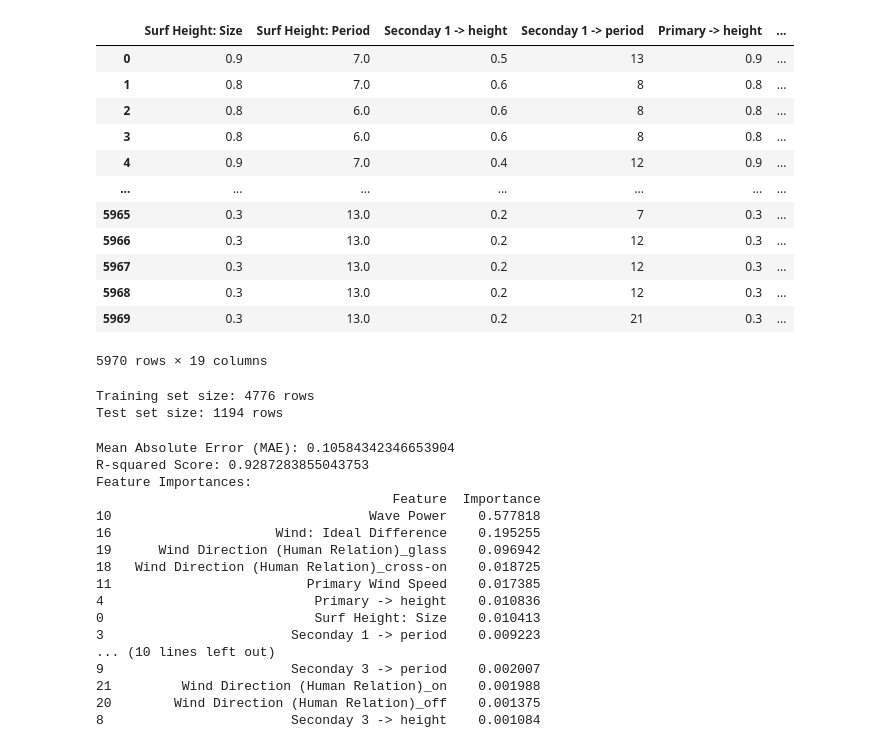
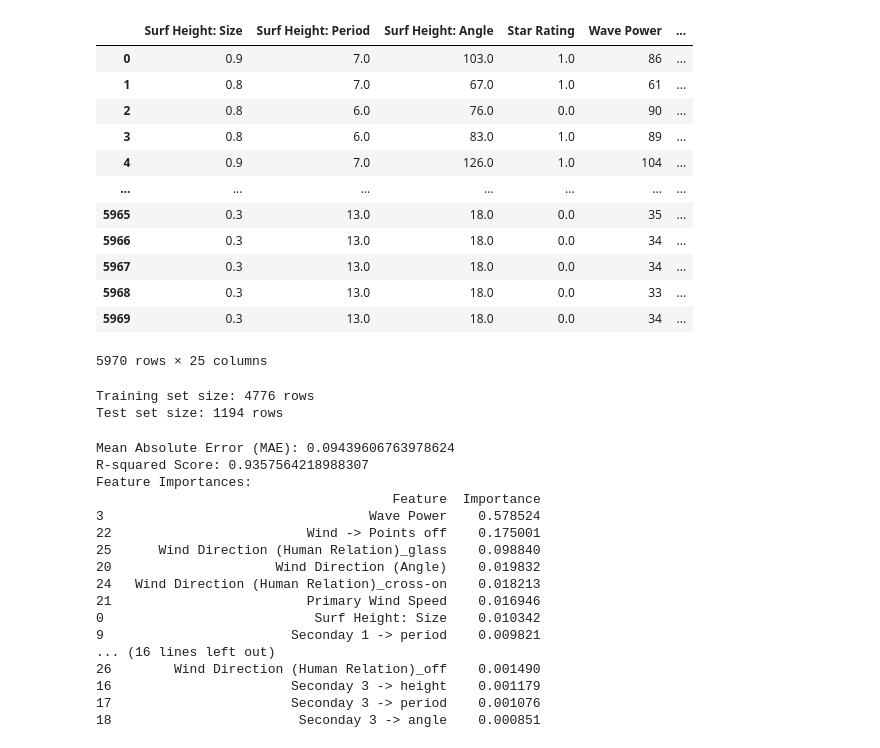
Before and after one commit to NicholasMDH/AI_Surf_Predictions, a Jupyter notebook: modelV0.ipynb, the cells around one changed output. Saved outputs shown, nothing was run; the diff lists cells and outputs as text; code cells hidden in the pictures.

```diff
--- a/modelV0.ipynb
+++ b/modelV0.ipynb
@@ -5,18 +5,17 @@ import pandas as pd
 
 
 # Load the dataset
-file_path = 'waves_statsV0.csv'
+file_path = 'waves_statsV1.csv'
 data = pd.read_csv(file_path)
 
 # Define secondary swell columns to check
 # Seeing if any of these == Nothing, in that case i set to Naan
 secondary_swell_cols = [
-    "Seconday 1 -> height", "Seconday 1 -> period", "Seconday 1 -> letters", "Seconday 1 -> angle", "Secondary 1: Ideal Difference",
-    "Seconday 2 -> height", "Seconday 2 -> period", "Seconday 2 -> letters", "Seconday 2 -> angle", "Secondary 2: Ideal Difference",
-    "Seconday 3 -> height", "Seconday 3 -> period", "Seconday 3 -> letters", "Seconday 3 -> angle", "Secondary 3: Ideal Difference",
-    "Primary: Ideal Difference",
-    "Ideal Difference Avg",
-    "Wind: Ideal Difference"
+    "Seconday 1 -> height", "Seconday 1 -> period", "Seconday 1 -> letters", "Seconday 1 -> angle", "Secondary 1 -> Points off",
+    "Seconday 2 -> height", "Seconday 2 -> period", "Seconday 2 -> letters", "Seconday 2 -> angle", "Secondary 2 -> Points off",
+    "Seconday 3 -> height", "Seconday 3 -> period", "Seconday 3 -> letters", "Seconday 3 -> angle", "Secondary 3 -> Points off",
+    "Primary -> Points off",
+    "Wind -> Points off"
 ]
 
 # Iterate through rows and check for missing values of the rows in the list up there
@@ -44,38 +43,37 @@ data
 # %%
 # Dropping Columns that are not nessesary for predicitng surf quality
 #  we need to remove all of the unesseary features, since i picked all beach breaks on the pacific west coast, we are treating
 # this as one surf break, no need to include directios relative to the shore line nor location/date/times.
 
 # List of columns to drop
 columns_to_drop = [
     "DocumentID", "DatesDocumentID", "timestamp", "name", "County", "Name", "data",
-    "Surf Height: Direction", "Surf Height: Angle",
-    "Seconday 1 -> letters", "Seconday 1 -> angle",
-    "Primary -> letters", "Primary -> angle",
-    "Seconday 2 -> letters", "Seconday 2 -> angle",
-    "Seconday 3 -> letters", "Seconday 3 -> angle",
-    "Wind Direction (NSEW)", "Wind Direction (Angle)",
-    "Ideal Difference Avg"
+    "Surf Height: Direction",
+    "Seconday 1 -> letters",
+    "Primary -> letters",
+    "Seconday 2 -> letters",
+    "Seconday 3 -> letters",
+    "Wind Direction (NSEW)"
 ]
 
 # Drop the columns from the DataFrame
 data_swell = data.drop(columns=columns_to_drop)
 
 data_swell
 # %% [output]
-|  | Surf Height: Size | Surf Height: Period | Seconday 1 -> height | Seconday 1 -> period | Primary -> height | ... |
-| 0 | 0.9 | 7.0 | 0.5 | 13 | 0.9 | ... |
-| 1 | 0.8 | 7.0 | 0.6 | 8 | 0.8 | ... |
-| 2 | 0.8 | 6.0 | 0.6 | 8 | 0.8 | ... |
-| 3 | 0.8 | 6.0 | 0.6 | 8 | 0.8 | ... |
-| 4 | 0.9 | 7.0 | 0.4 | 12 | 0.9 | ... |
+|  | Surf Height: Size | Surf Height: Period | Surf Height: Angle | Star Rating | Wave Power | ... |
+| 0 | 0.9 | 7.0 | 103.0 | 1.0 | 86 | ... |
+| 1 | 0.8 | 7.0 | 67.0 | 1.0 | 61 | ... |
+| 2 | 0.8 | 6.0 | 76.0 | 0.0 | 90 | ... |
+| 3 | 0.8 | 6.0 | 83.0 | 1.0 | 89 | ... |
+| 4 | 0.9 | 7.0 | 126.0 | 1.0 | 104 | ... |
 | ... | ... | ... | ... | ... | ... | ... |
-| 5965 | 0.3 | 13.0 | 0.2 | 7 | 0.3 | ... |
-| 5966 | 0.3 | 13.0 | 0.2 | 12 | 0.3 | ... |
-| 5967 | 0.3 | 13.0 | 0.2 | 12 | 0.3 | ... |
-| 5968 | 0.3 | 13.0 | 0.2 | 12 | 0.3 | ... |
-| 5969 | 0.3 | 13.0 | 0.2 | 21 | 0.3 | ... |
+| 5965 | 0.3 | 13.0 | 18.0 | 0.0 | 35 | ... |
+| 5966 | 0.3 | 13.0 | 18.0 | 0.0 | 34 | ... |
+| 5967 | 0.3 | 13.0 | 18.0 | 0.0 | 34 | ... |
+| 5968 | 0.3 | 13.0 | 18.0 | 0.0 | 33 | ... |
+| 5969 | 0.3 | 13.0 | 18.0 | 0.0 | 34 | ... |
-5970 rows × 19 columns
+5970 rows × 25 columns
 # %%
 # shuffling all lines, forecasts are cumlative which means it would be biased if we split the data without shuffling
 data_swell = data_swell.sample(frac=1, random_state=42).reset_index(drop=True)
@@ -135,23 +133,23 @@ feature_importances = pd.DataFrame({
 print("Feature Importances:")
 print(feature_importances)
 # %% [output]
-Mean Absolute Error (MAE): 0.10584342346653904
-R-squared Score: 0.9287283855043753
+Mean Absolute Error (MAE): 0.09439606763978624
+R-squared Score: 0.9357564218988307
 Feature Importances:
                                       Feature  Importance
-10                                 Wave Power    0.577818
-16                     Wind: Ideal Difference    0.195255
-19      Wind Direction (Human Relation)_glass    0.096942
-18   Wind Direction (Human Relation)_cross-on    0.018725
-11                         Primary Wind Speed    0.017385
-4                           Primary -> height    0.010836
-0                           Surf Height: Size    0.010413
-3                        Seconday 1 -> period    0.009223
-... (10 lines left out)
-9                        Seconday 3 -> period    0.002007
-21         Wind Direction (Human Relation)_on    0.001988
-20        Wind Direction (Human Relation)_off    0.001375
-8                        Seconday 3 -> height    0.001084
+3                                  Wave Power    0.578524
+22                         Wind -> Points off    0.175001
+25      Wind Direction (Human Relation)_glass    0.098840
+20                     Wind Direction (Angle)    0.019832
+24   Wind Direction (Human Relation)_cross-on    0.018213
+21                         Primary Wind Speed    0.016946
+0                           Surf Height: Size    0.010342
+9                        Seconday 1 -> period    0.009821
+... (16 lines left out)
+26        Wind Direction (Human Relation)_off    0.001490
+16                       Seconday 3 -> height    0.001179
+17                       Seconday 3 -> period    0.001076
+18                        Seconday 3 -> angle    0.000851
 # %%
 from sklearn.model_selection import GridSearchCV
 
```
Also changed, not shown: parts of 4 cells of this notebook, 2 other files.
